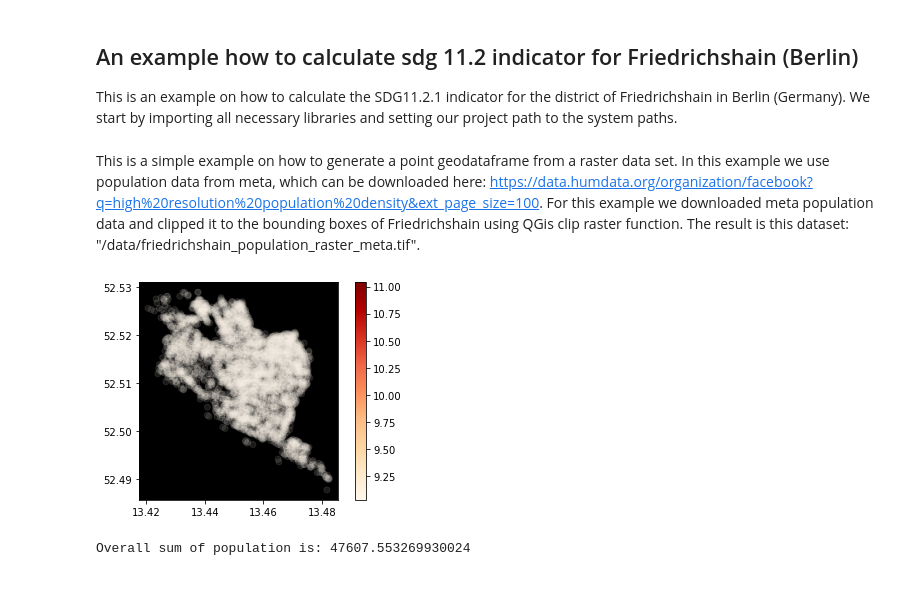
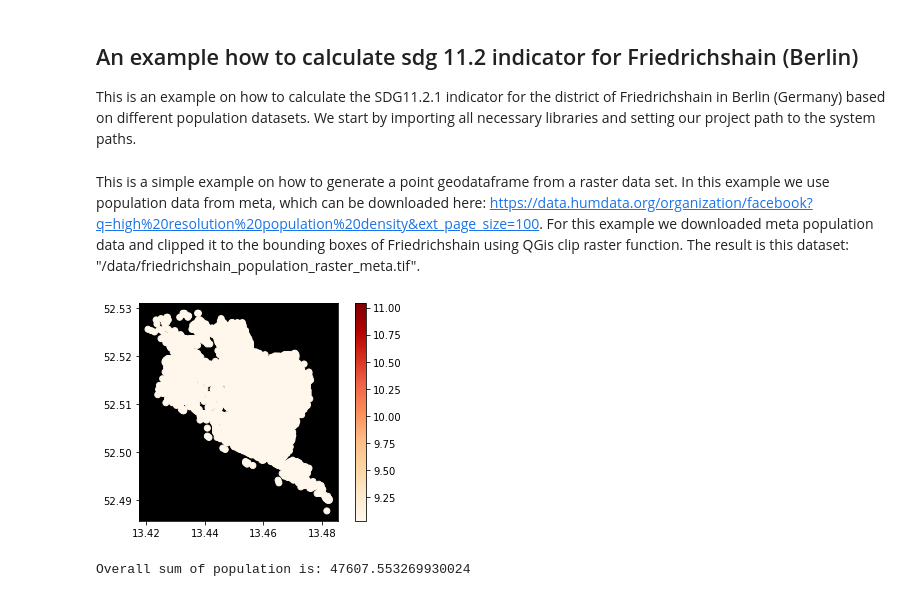
Before and after one commit to DLR-VF/PtAC-examples, a Jupyter notebook: notebooks/friedrichshain_with_meta_population_data.ipynb, the cells around one changed output. Saved outputs shown, nothing was run; the diff lists cells and outputs as text; code cells hidden in the pictures.

Commit message:
comparison of wsf and meta data included

```diff
--- a/notebooks/friedrichshain_with_meta_population_data.ipynb
+++ b/notebooks/friedrichshain_with_meta_population_data.ipynb
@@ -1,7 +1,7 @@
 # %% [markdown]
 ## An example how to calculate sdg 11.2 indicator for Friedrichshain (Berlin)
 
-This is an example on how to calculate the SDG11.2.1 indicator for the district of Friedrichshain in Berlin (Germany).
+This is an example on how to calculate the SDG11.2.1 indicator for the district of Friedrichshain in Berlin (Germany) based on different population datasets.
 We start by importing all necessary libraries and setting our project path to the system paths.
 # %%
 import os
@@ -18,10 +18,10 @@ from ptac import population as population
 This is a simple example on how to generate a point geodataframe from a raster data set. In this example we use population data from meta, which can be downloaded here:
 https://data.humdata.org/organization/facebook?q=high%20resolution%20population%20density&ext_page_size=100. For this example we downloaded meta population data and clipped it to the bounding boxes of Friedrichshain using QGis clip raster function. The result is this dataset: "/data/friedrichshain_population_raster_meta.tif".
 # %%
-population_points = population.raster_to_points(path=project_path + "/data/friedrichshain_population_raster_meta.tif")
+population_points_meta = population.raster_to_points(path=project_path + "/data/friedrichshain_population_raster_meta.tif")
 # %%
-ax = population_points.plot(column= "pop", cmap='OrRd', legend=True, alpha=0.1)
+ax = population_points_meta.plot(column= "pop", cmap='OrRd', legend=True)
 ax.set_facecolor("black")
 # %% [output]
-[figure, old version]
+[figure, new version]
 # %%
```
Also changed, not shown: parts of 9 cells of this notebook, 1 other file.
